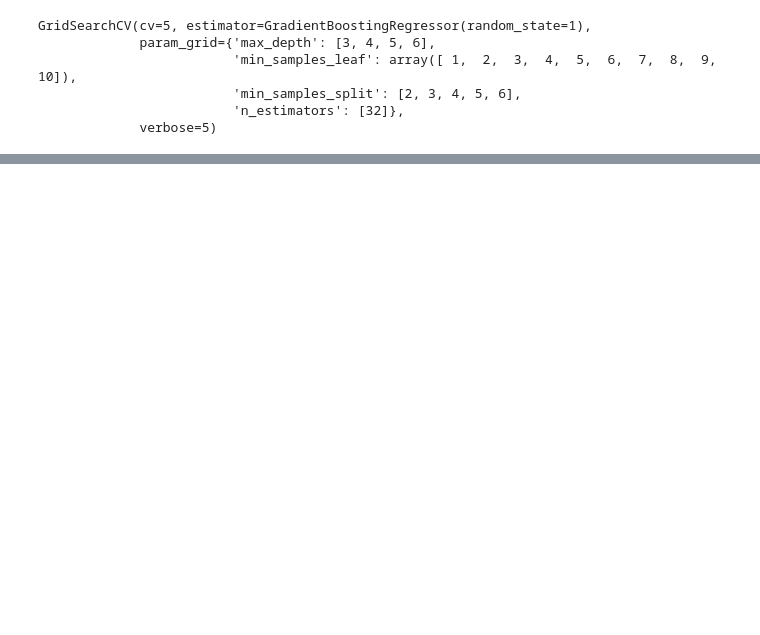
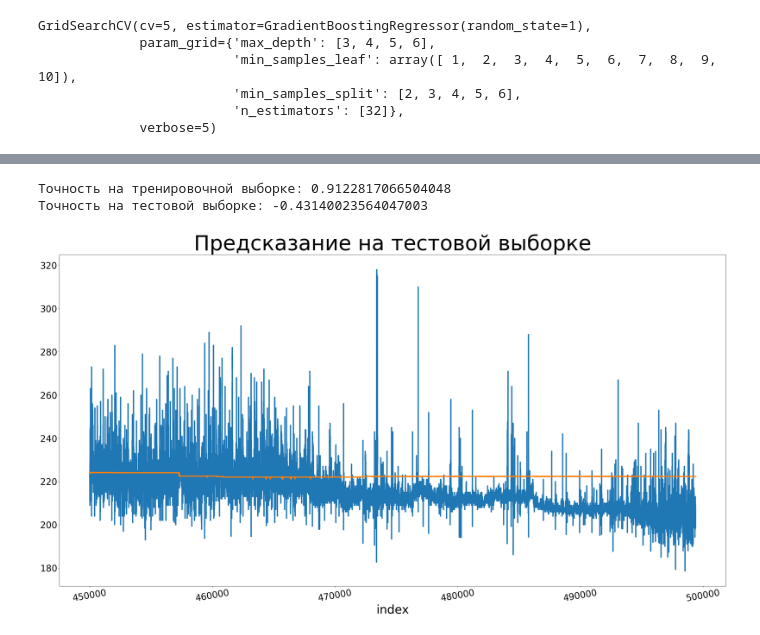
Before and after one commit to koshkidadanet/article-water, a Jupyter notebook: model.ipynb, the cells around one changed output, grey strips where cells are left out. Saved outputs shown, nothing was run; the diff lists cells and outputs as text; code cells hidden in the pictures; blank space fills up the shorter version.

Commit message:
test models

```diff
--- a/model.ipynb
+++ b/model.ipynb
@@ -217,0 +241,3 @@ display(pd.DataFrame(clf.cv_results_))
+# %%
+%%time
+model = GradientBoostingRegressor(max_depth=6,min_samples_leaf=1,min_samples_split=6,n_estimators=32).fit(x_train,y_train)
@@ -217,0 +247,20 @@ display(pd.DataFrame(clf.cv_results_))
+# %%
+print(f'Точность на тренировочной выборке: {model.score(x_train, y_train)}')
+print(f'Точность на тестовой выборке: {model.score(x_test, y_test)}')
+# %% [output]
+Точность на тренировочной выборке: 0.9122817066504048
+Точность на тестовой выборке: -0.43140023564047003
+# %%
+pred_test = pd.Series(model.predict(x_test), index=y_test.index)
+
+plt.figure(figsize=(40,20))
+plt.xlabel('index', fontsize=40)
+plt.xticks(fontsize = 30)
+plt.yticks(fontsize = 30)
+
+y_test.plot(linewidth=4)
+pred_test.plot(linewidth=4)
+plt.title('Предсказание на тестовой выборке', fontsize=70)
+plt.tick_params(axis='x', rotation=10)
+# %% [output]
+[figure, added]
```
Also changed, not shown: parts of 21 cells of this notebook.
